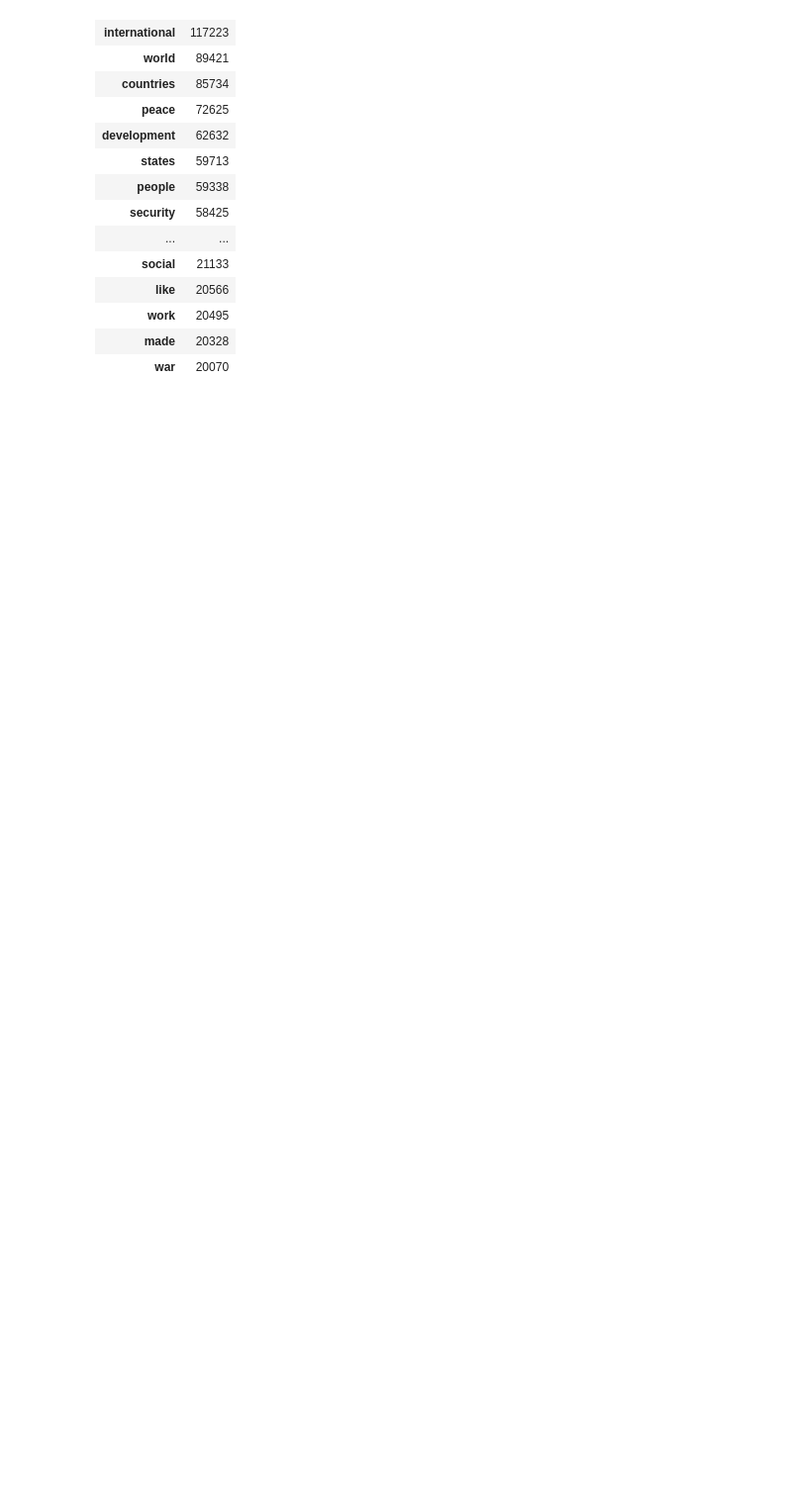
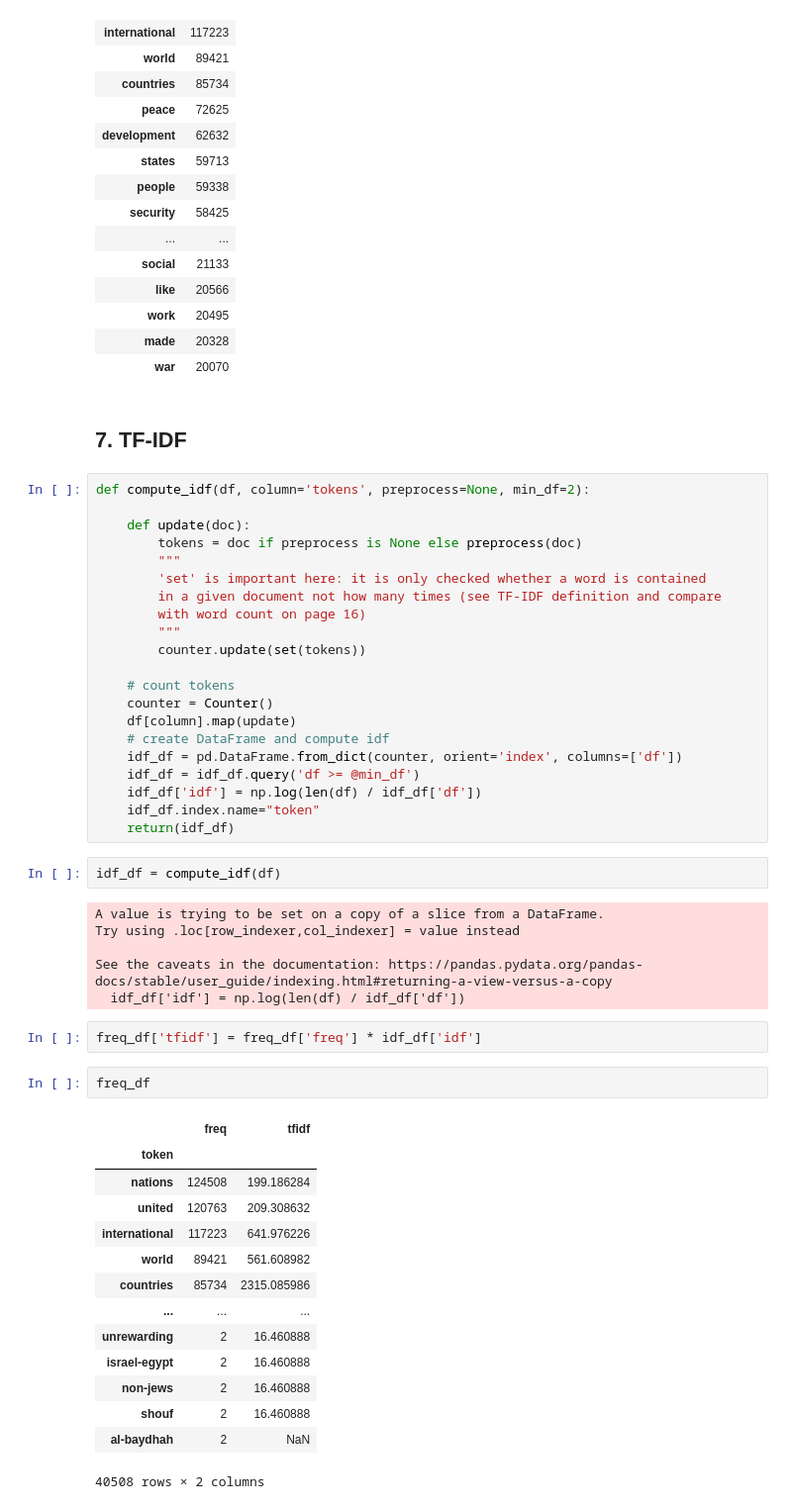
Before and after one commit to nicolasmollier/blueprints_for_text_analytics, a Jupyter notebook: notebooks/chapter_1.ipynb, the cells around one changed output. Shown at 99% size. Saved outputs shown, nothing was run; the diff lists cells and outputs as text; blank space fills up the shorter version.

```diff
--- a/notebooks/chapter_1.ipynb
+++ b/notebooks/chapter_1.ipynb
@@ -568,3 +568,53 @@ freq_df.head(50)
 | work | 20495 |
 | made | 20328 |
 | war | 20070 |
+# %% [markdown]
+## 7. TF-IDF
+# %%
+def compute_idf(df, column='tokens', preprocess=None, min_df=2):
+
+    def update(doc):
+        tokens = doc if preprocess is None else preprocess(doc)
+        """
+        'set' is important here: it is only checked whether a word is contained
+        in a given document not how many times (see TF-IDF definition and compare
+        with word count on page 16)
+        """
+        counter.update(set(tokens))
+
+    # count tokens
+    counter = Counter()
+    df[column].map(update)
+    # create DataFrame and compute idf
+    idf_df = pd.DataFrame.from_dict(counter, orient='index', columns=['df'])
+    idf_df = idf_df.query('df >= @min_df')
+    idf_df['idf'] = np.log(len(df) / idf_df['df'])
+    idf_df.index.name="token"
+    return(idf_df)
+# %%
+idf_df = compute_idf(df)
+# %% [output]
+A value is trying to be set on a copy of a slice from a DataFrame.
+Try using .loc[row_indexer,col_indexer] = value instead
+
+See the caveats in the documentation: https://pandas.pydata.org/pandas-docs/stable/user_guide/indexing.html#returning-a-view-versus-a-copy
+  idf_df['idf'] = np.log(len(df) / idf_df['df'])
+# %%
+freq_df['tfidf'] = freq_df['freq'] * idf_df['idf']
+# %%
+freq_df
+# %% [output]
+|  | freq | tfidf |
+| token |  |  |
+| nations | 124508 | 199.186284 |
+| united | 120763 | 209.308632 |
+| international | 117223 | 641.976226 |
+| world | 89421 | 561.608982 |
+| countries | 85734 | 2315.085986 |
+| ... | ... | ... |
+| unrewarding | 2 | 16.460888 |
+| israel-egypt | 2 | 16.460888 |
+| non-jews | 2 | 16.460888 |
+| shouf | 2 | 16.460888 |
+| al-baydhah | 2 | NaN |
+40508 rows × 2 columns
```
Also changed, not shown: parts of 18 cells of this notebook.
